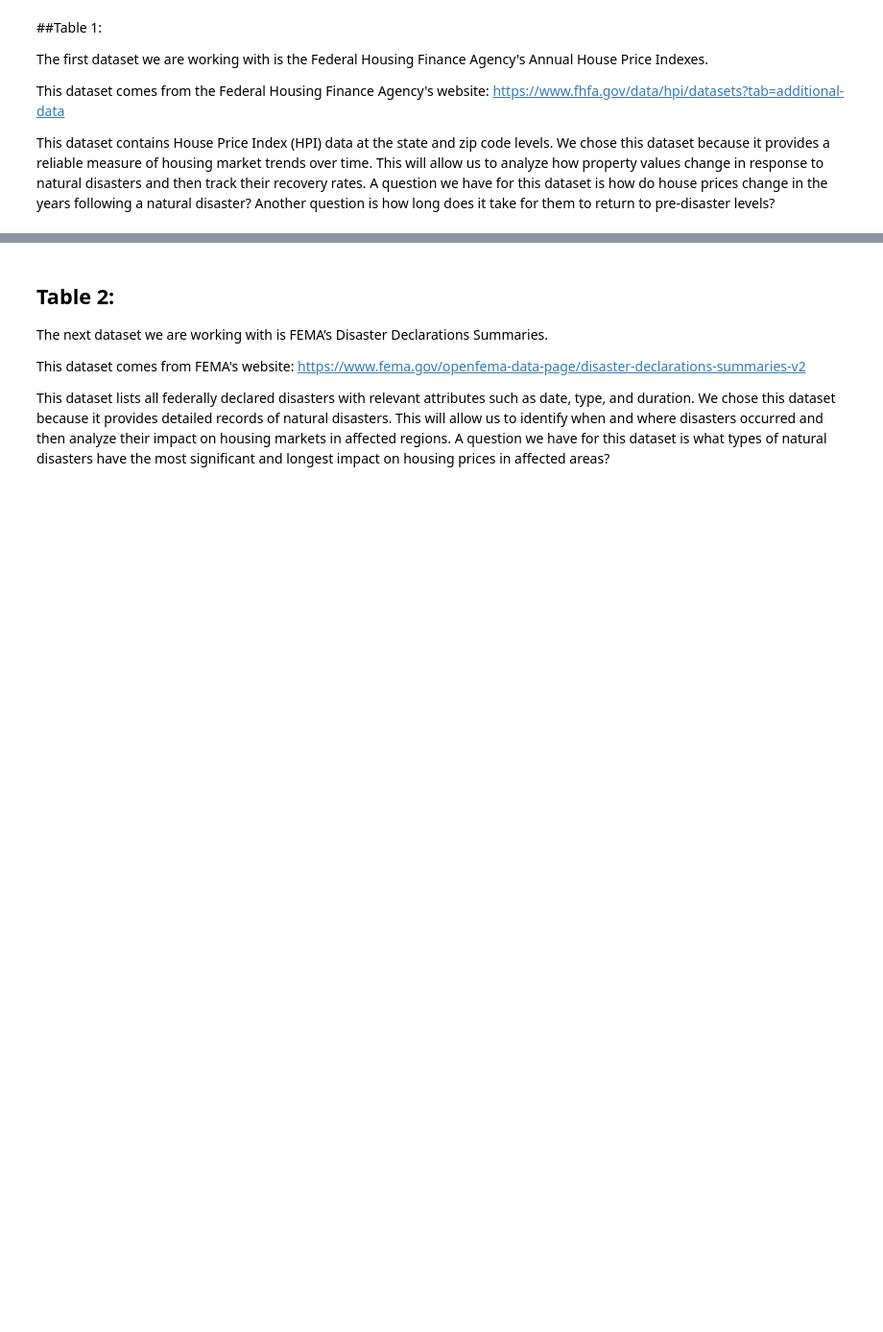
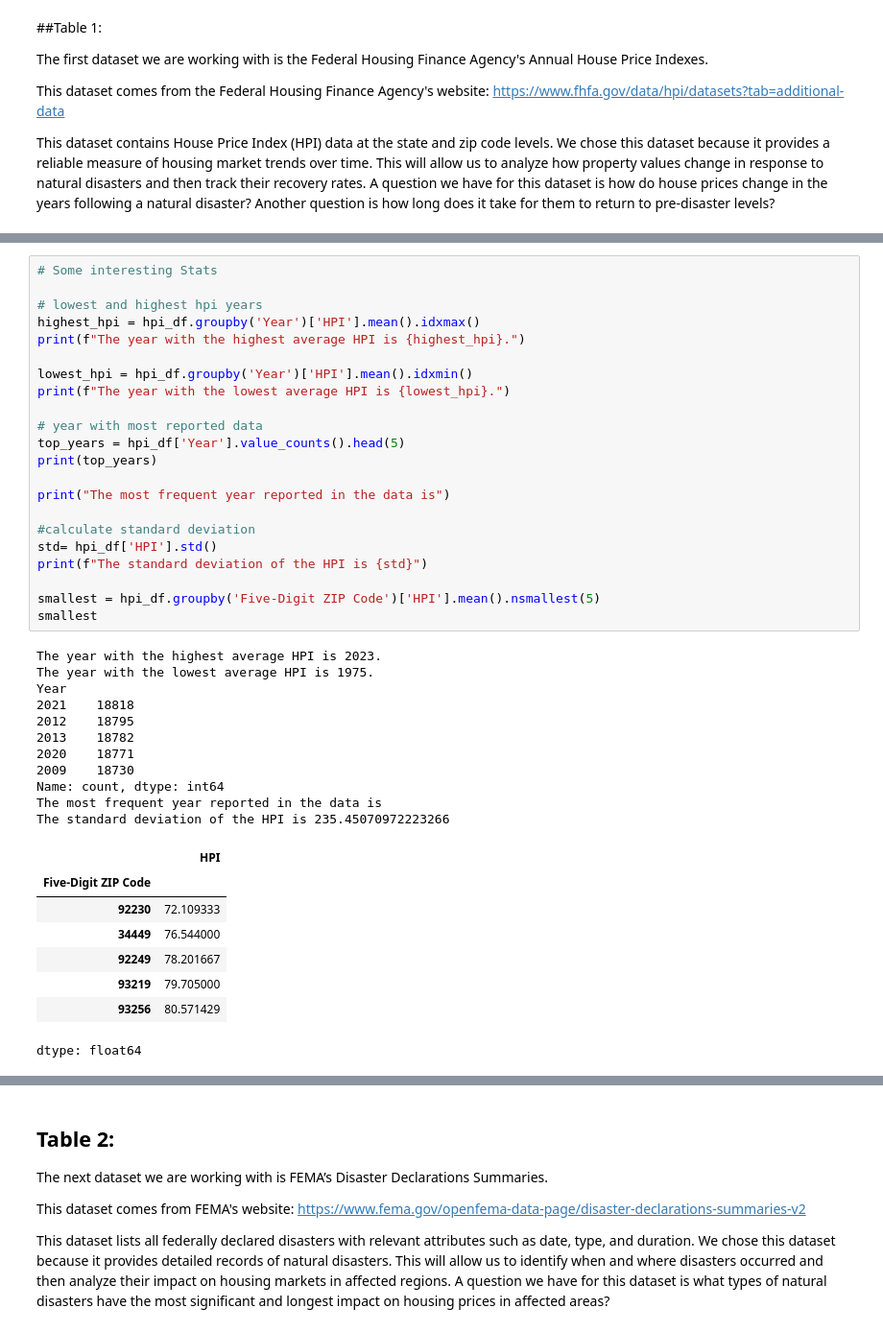
Before and after one commit to sofiadellarosa/FinalProjectDS, a Jupyter notebook: DSproject.ipynb, the cells around one changed output, grey strips where cells are left out. Shown: that part at 96% size. Saved outputs shown, nothing was run; the diff lists cells and outputs as text; blank space fills up the shorter version.

```diff
--- a/DSproject.ipynb
+++ b/DSproject.ipynb
@@ -121,0 +131,42 @@ The most frequent year reported in the data is 2021 --> do the same and make a b
+# %%
+# Some interesting Stats
+
+# lowest and highest hpi years
+highest_hpi = hpi_df.groupby('Year')['HPI'].mean().idxmax()
+print(f"The year with the highest average HPI is {highest_hpi}.")
+
+lowest_hpi = hpi_df.groupby('Year')['HPI'].mean().idxmin()
+print(f"The year with the lowest average HPI is {lowest_hpi}.")
+
+# year with most reported data
+top_years = hpi_df['Year'].value_counts().head(5)
+print(top_years)
+
+print("The most frequent year reported in the data is")
+
+#calculate standard deviation
+std= hpi_df['HPI'].std()
+print(f"The standard deviation of the HPI is {std}")
+
+smallest = hpi_df.groupby('Five-Digit ZIP Code')['HPI'].mean().nsmallest(5)
+smallest
+# %% [output]
+The year with the highest average HPI is 2023.
+The year with the lowest average HPI is 1975.
+Year
+2021    18818
+2012    18795
+2013    18782
+2020    18771
+2009    18730
+Name: count, dtype: int64
+The most frequent year reported in the data is
+The standard deviation of the HPI is 235.45070972223266
+|  | HPI |
+| Five-Digit ZIP Code |  |
+| 92230 | 72.109333 |
+| 34449 | 76.544000 |
+| 92249 | 78.201667 |
+| 93219 | 79.705000 |
+| 93256 | 80.571429 |
+dtype: float64
```
Also changed, not shown: parts of 10 cells of this notebook.
